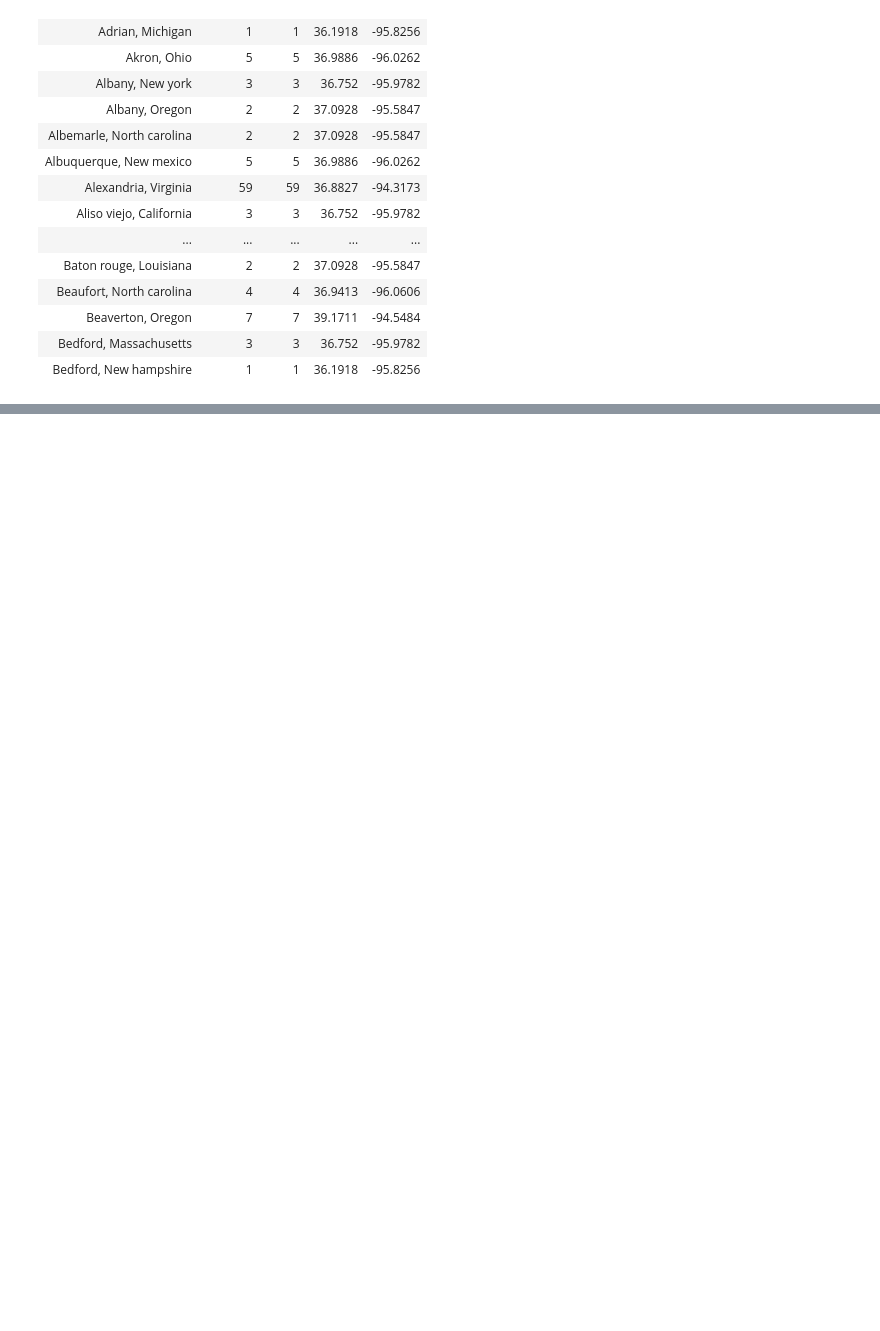
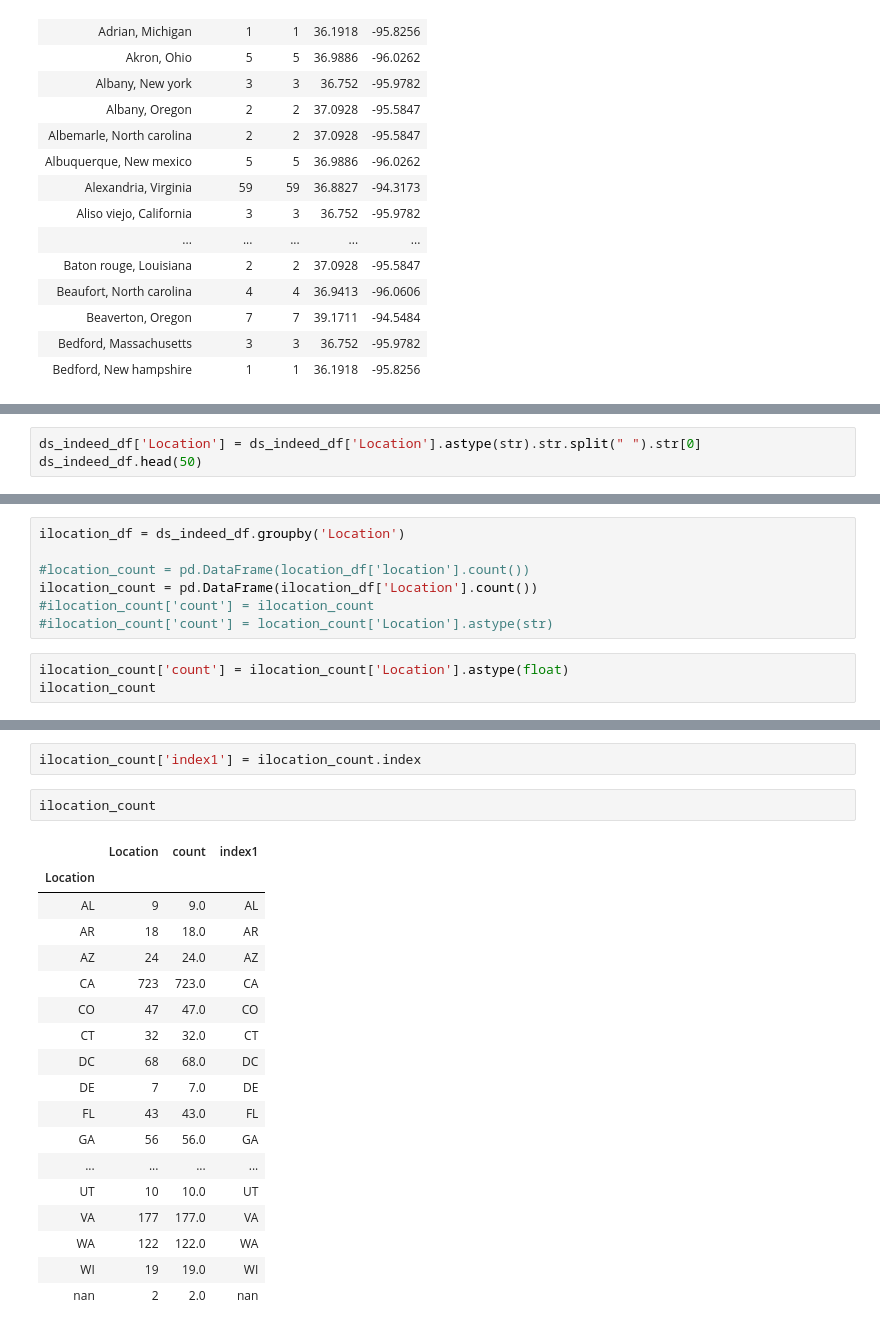
Before and after one commit to cselleck/The_Deadweights, a Jupyter notebook: heat_map.ipynb, the cells around one changed output, grey strips where cells are left out. Saved outputs shown, nothing was run; the diff lists cells and outputs as text; blank space fills up the shorter version.

```diff
--- a/heat_map.ipynb
+++ b/heat_map.ipynb
@@ -418,0 +433,3 @@ fig
+# %%
+ds_indeed_df['Location'] = ds_indeed_df['Location'].astype(str).str.split(" ").str[0]
+ds_indeed_df.head(50)
@@ -418,0 +461,10 @@ fig
+# %%
+ilocation_df = ds_indeed_df.groupby('Location')
+
+#location_count = pd.DataFrame(location_df['location'].count())
+ilocation_count = pd.DataFrame(ilocation_df['Location'].count())
+#ilocation_count['count'] = ilocation_count
+#ilocation_count['count'] = location_count['Location'].astype(str)
+# %%
+ilocation_count['count'] = ilocation_count['Location'].astype(float)
+ilocation_count
@@ -418,0 +490,23 @@ fig
+# %%
+ilocation_count['index1'] = ilocation_count.index
+# %%
+ilocation_count
+# %% [output]
+|  | Location | count | index1 |
+| Location |  |  |  |
+| AL | 9 | 9.0 | AL |
+| AR | 18 | 18.0 | AR |
+| AZ | 24 | 24.0 | AZ |
+| CA | 723 | 723.0 | CA |
+| CO | 47 | 47.0 | CO |
+| CT | 32 | 32.0 | CT |
+| DC | 68 | 68.0 | DC |
+| DE | 7 | 7.0 | DE |
+| FL | 43 | 43.0 | FL |
+| GA | 56 | 56.0 | GA |
+| ... | ... | ... | ... |
+| UT | 10 | 10.0 | UT |
+| VA | 177 | 177.0 | VA |
+| WA | 122 | 122.0 | WA |
+| WI | 19 | 19.0 | WI |
+| nan | 2 | 2.0 | nan |
```
Also changed, not shown: parts of 16 cells of this notebook, 1 other file.
